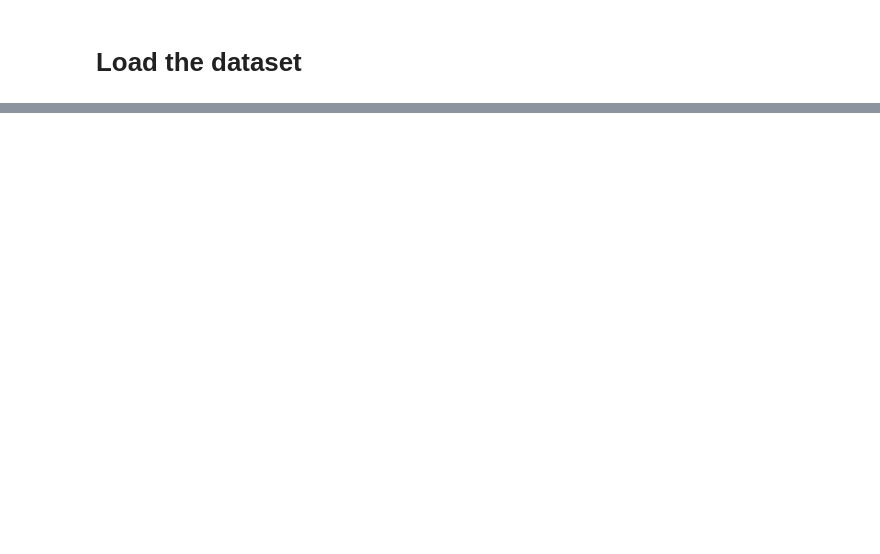
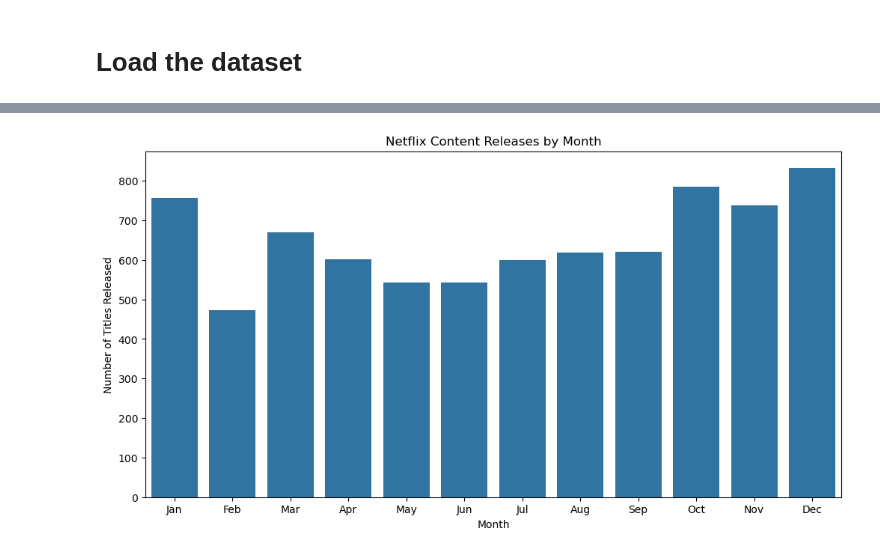
Before and after one commit to georgezacharia/netflix_data_analysis_python, a Jupyter notebook: netflix_data_analysis.ipynb, the cells around one changed output, grey strips where cells are left out. Saved outputs shown, nothing was run; the diff lists cells and outputs as text; code cells hidden in the pictures; blank space fills up the shorter version.

```diff
--- a/netflix_data_analysis.ipynb
+++ b/netflix_data_analysis.ipynb
@@ -686,0 +145,6 @@ plt.show()
+# %%
+month_map = {1: 'Jan', 2: 'Feb', 3: 'Mar', 4: 'Apr', 5: 'May', 6: 'Jun', 7: 'Jul', 8: 'Aug', 9: 'Sep', 10: 'Oct', 11: 'Nov', 12: 'Dec'}
+# %%
+monthly_additions.index = monthly_additions.index.map(month_map)
+# %%
+monthly_additions = monthly_additions.reindex(['Jan', 'Feb', 'Mar', 'Apr', 'May', 'Jun', 'Jul', 'Aug', 'Sep', 'Oct', 'Nov', 'Dec'], fill_value=0)
@@ -686,0 +168,9 @@ plt.show()
+# %%
+plt.figure(figsize=(12,6))
+sns.barplot(x=monthly_additions.index, y=monthly_additions.values)
+plt.title('Netflix Content Releases by Month')
+plt.xlabel('Month')
+plt.ylabel('Number of Titles Released')
+plt.show()
+# %% [output]
+[figure, added]
```
Also changed, not shown: parts of 176 cells of this notebook.
